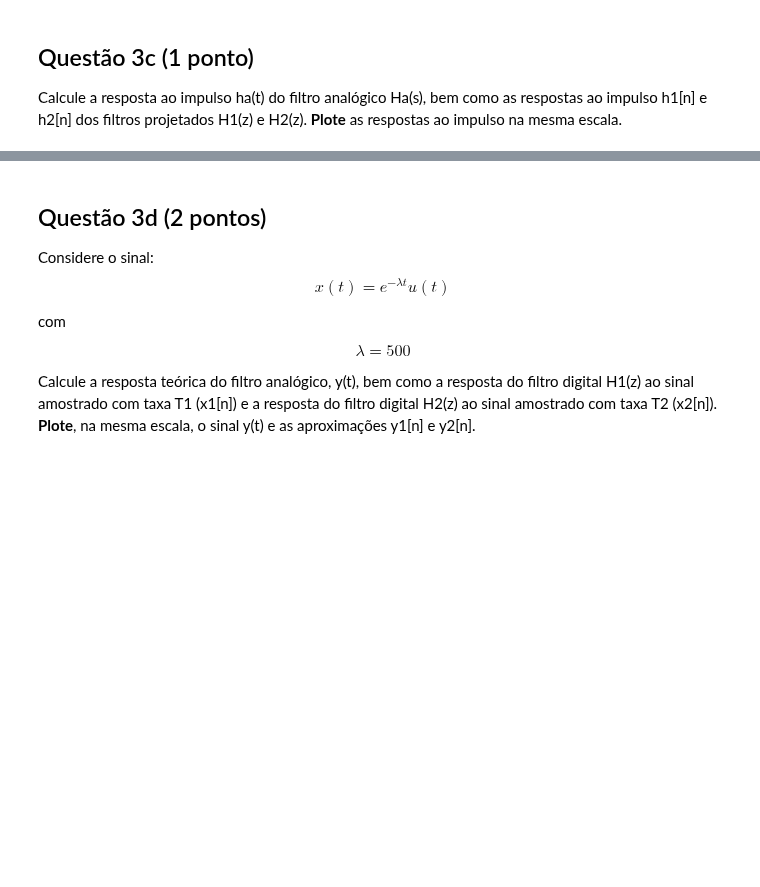
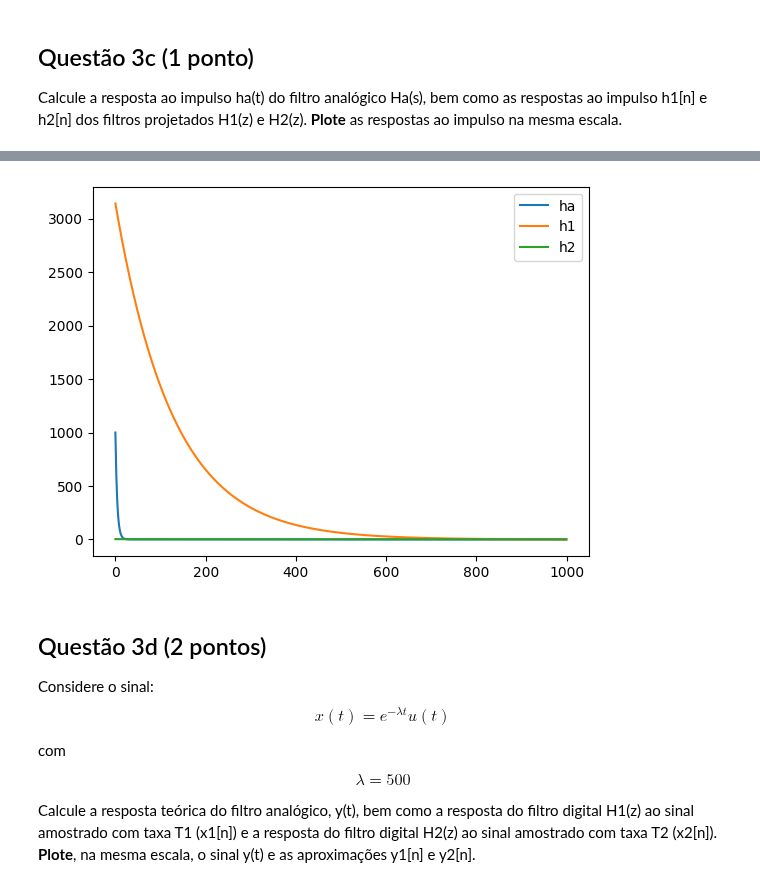
Before and after one commit to akaTsunemori/signal-processing-studies, a Jupyter notebook: projeto-2/projeto2.ipynb, the cells around one changed output, grey strips where cells are left out. Drawn from its saved outputs; the diff is of its cells as text; code cells hidden in the pictures; blank space fills up the shorter version.

```diff
--- a/projeto-2/projeto2.ipynb
+++ b/projeto-2/projeto2.ipynb
@@ -276,3 +348,28 @@ Calcule a resposta ao impulso ha(t) do filtro analógico Ha(s), bem como as resp
+# %%
+def h_a(t: int) -> float:
+    return 10**3 * np.exp(-10**3 * t)
+
+
+def h_1(n: int) -> float:
+    return 10**3 * np.pi * np.exp(-10*np.pi*n)
+
+
+def h_2(n: int) -> float:
+    return np.pi * np.exp(-1*np.pi*n)
+
+
+x = np.linspace(0, 0.25, 1000)
+ha = h_a(x)
+h1 = h_1(x)
+h2 = h_2(x)
+fig, ax = plt.subplots()
+ax.plot(ha, label='ha')
+ax.plot(h1, label='h1')
+ax.plot(h2, label='h2')
+plt.legend()
+plt.show()
+# %% [output]
+[figure, added]
 # %% [markdown]
 ## Questão 3d (2 pontos)
 
```
Also changed, not shown: parts of 6 cells of this notebook.
